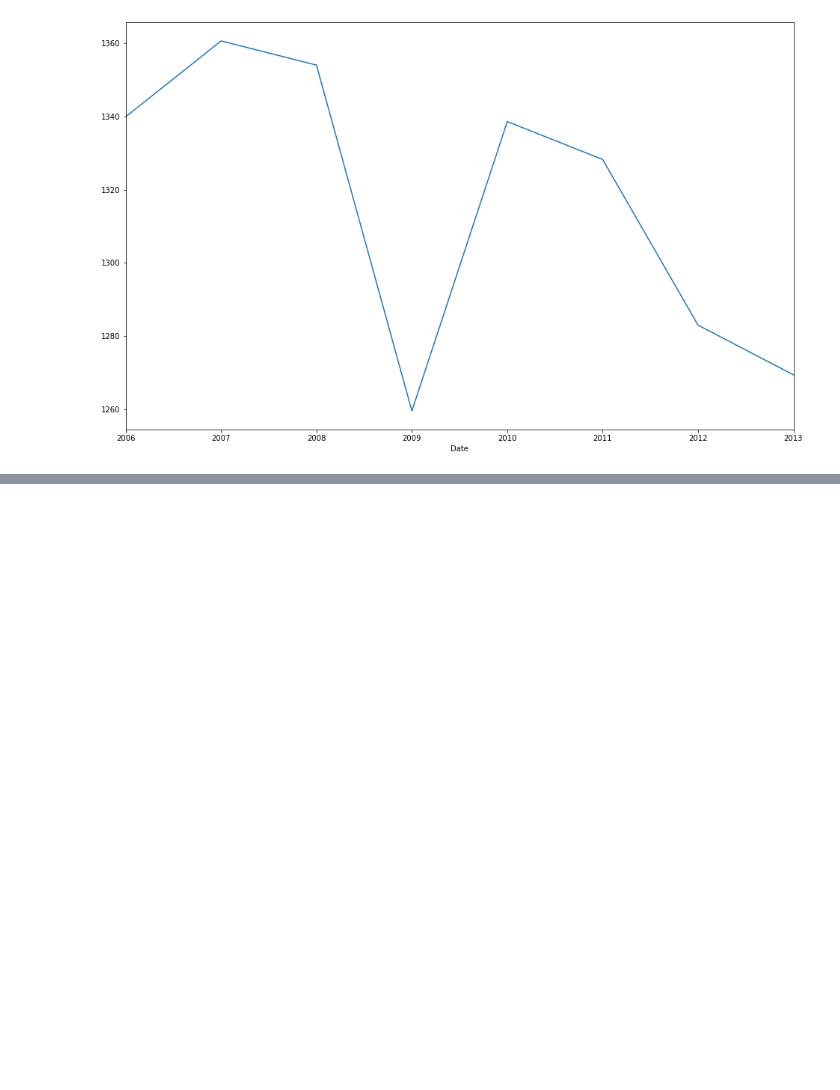
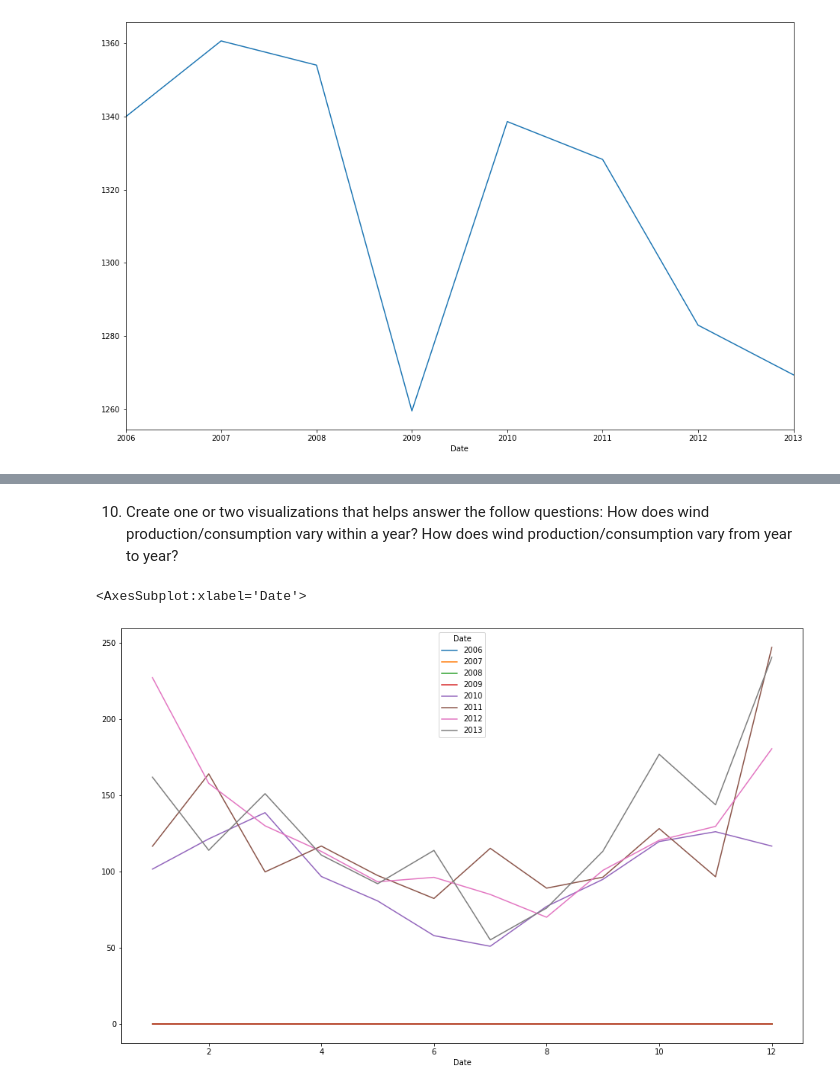
Before and after one commit to AndrewRachuig/time-series-exercises, a Jupyter notebook: explore.ipynb, the cells around one changed output, grey strips where cells are left out. Drawn from its saved outputs; the diff is of its cells as text; code cells hidden in the pictures; blank space fills up the shorter version.

```diff
--- a/explore.ipynb
+++ b/explore.ipynb
@@ -238,0 +307,7 @@ train.resample('Y').mean().Consumption.plot()
+# %% [markdown]
+10. Create one or two visualizations that helps answer the follow questions: How does wind production/consumption vary within a year? How does wind production/consumption vary from year to year?
+# %%
+train.groupby([train.index.year, train.index.month]).Wind.mean().unstack(0).plot()
+# %% [output]
+<AxesSubplot:xlabel='Date'>
+[figure, added]
```
Also changed, not shown: parts of 20 cells of this notebook.
